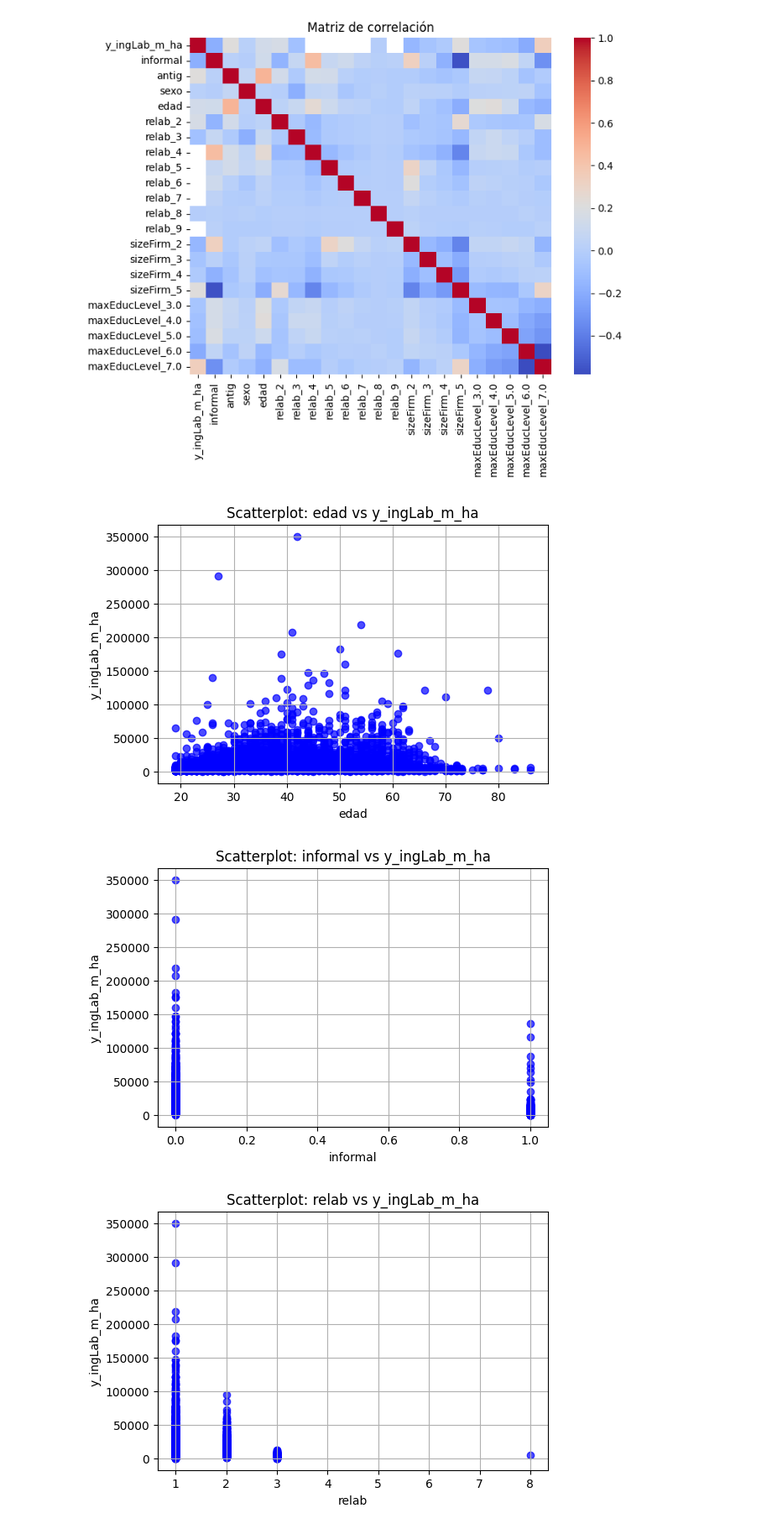
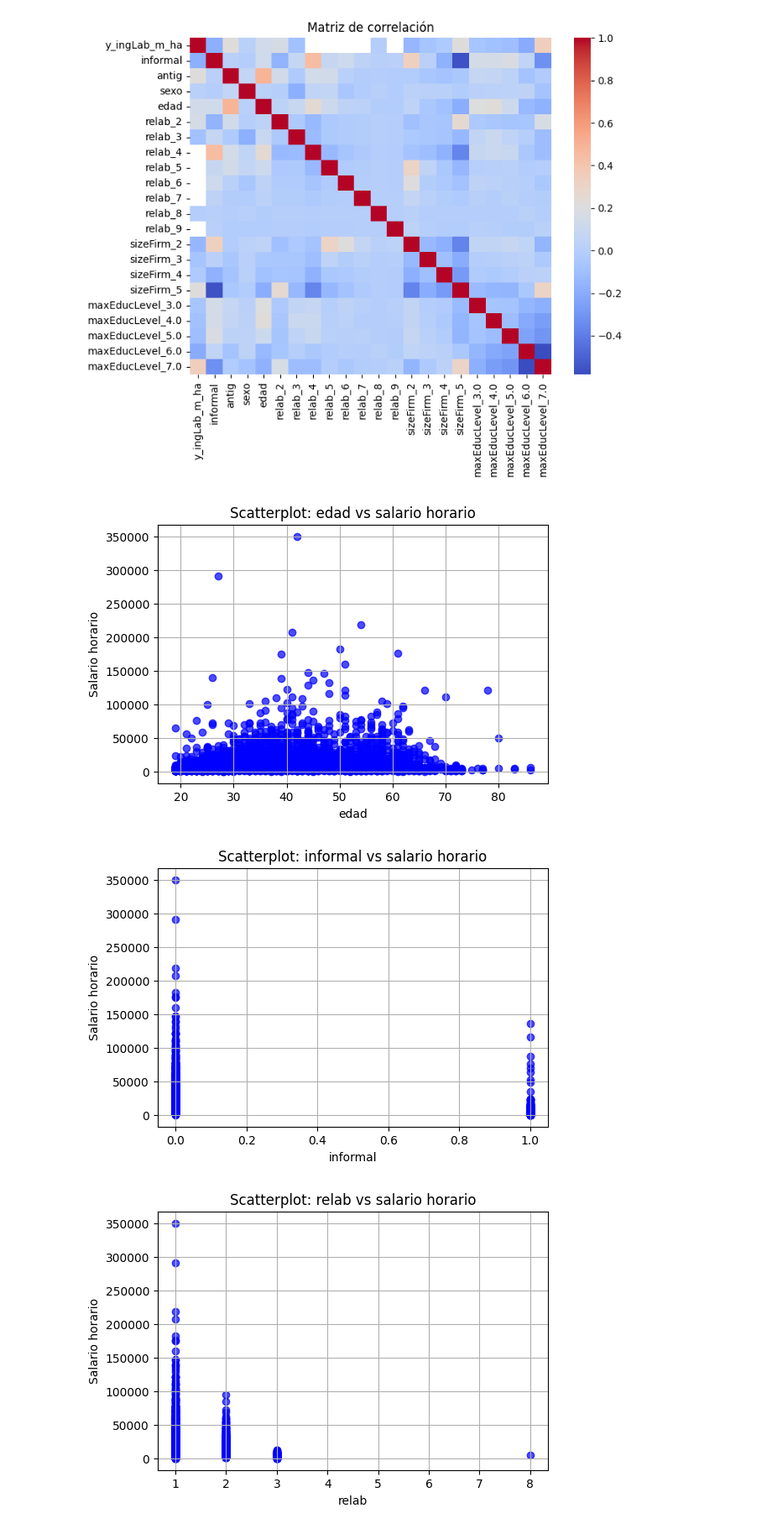
Before and after one commit to milagrosonofri/Problem_Set_1, a Jupyter notebook: PS1.ipynb, the cells around one changed output. Shown at 84% size. Drawn from its saved outputs; the diff is of its cells as text; code cells hidden in the pictures.

```diff
--- a/PS1.ipynb
+++ b/PS1.ipynb
@@ -272,19 +272,19 @@ df_limpio = df_limpio.dropna()
 # %%
 # Defino las variables independientes y la dependiente
 variables_independientes = ["edad", "informal", "relab", "antig", "sexo", "sizeFirm","maxEducLevel"]
 
 variable_dependiente = "y_ingLab_m_ha"
 
 # Creo scatterplots entre hour_wage y cada variable independiente
 for var in variables_independientes:
     plt.figure(figsize=(6, 4))
     plt.scatter(df_limpio[var], df_limpio[variable_dependiente], alpha=0.7, color='b')
-    plt.title(f"Scatterplot: {var} vs {variable_dependiente}")
+    plt.title(f"Scatterplot: {var} vs salario horario")
     plt.xlabel(var)
-    plt.ylabel(variable_dependiente)
+    plt.ylabel("Salario horario")
     plt.grid(True)
     plt.show()
 # %% [output]
-[figure, old version]
+[figure, new version]
-[figure, old version]
+[figure, new version]
-[figure, old version]
+[figure, new version]
```
Also changed, not shown: parts of 1 cell of this notebook.
